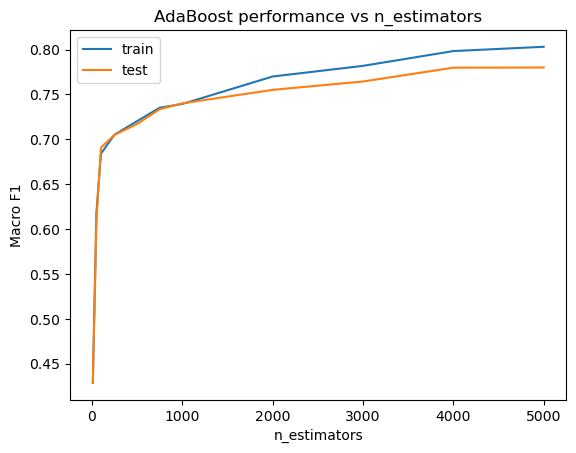
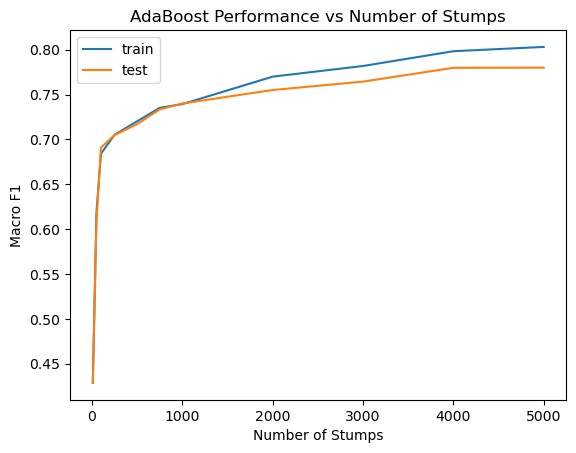
Code edit (unified diff) that turned the first committed figure into the second:
--- before
+++ after
@@ -1,6 +1,6 @@
-estimator_counts = [10, 50, 100, 250, 500, 750, 1000, 2000, 3000, 4000, 5000]
+stump_counts = [10, 50, 100, 250, 500, 750, 1000, 2000, 3000, 4000, 5000]
 results = []
 
-for n in estimator_counts:
+for n in stump_counts:
     model = AdaBoostClassifier(n_estimators=n, random_state=42, algorithm='SAMME')
     model.fit(X_train, y_train)
@@ -14,7 +14,7 @@
 plt.plot(ns, train_f1s, label='train')
 plt.plot(ns, test_f1s,  label='test')
-plt.xlabel('n_estimators')
+plt.xlabel('Number of Stumps')
 plt.ylabel('Macro F1')
-plt.title('AdaBoost performance vs n_estimators')
+plt.title('AdaBoost Performance vs Number of Stumps')
 plt.legend()
 plt.show()

Commit: small edits on performance metrics